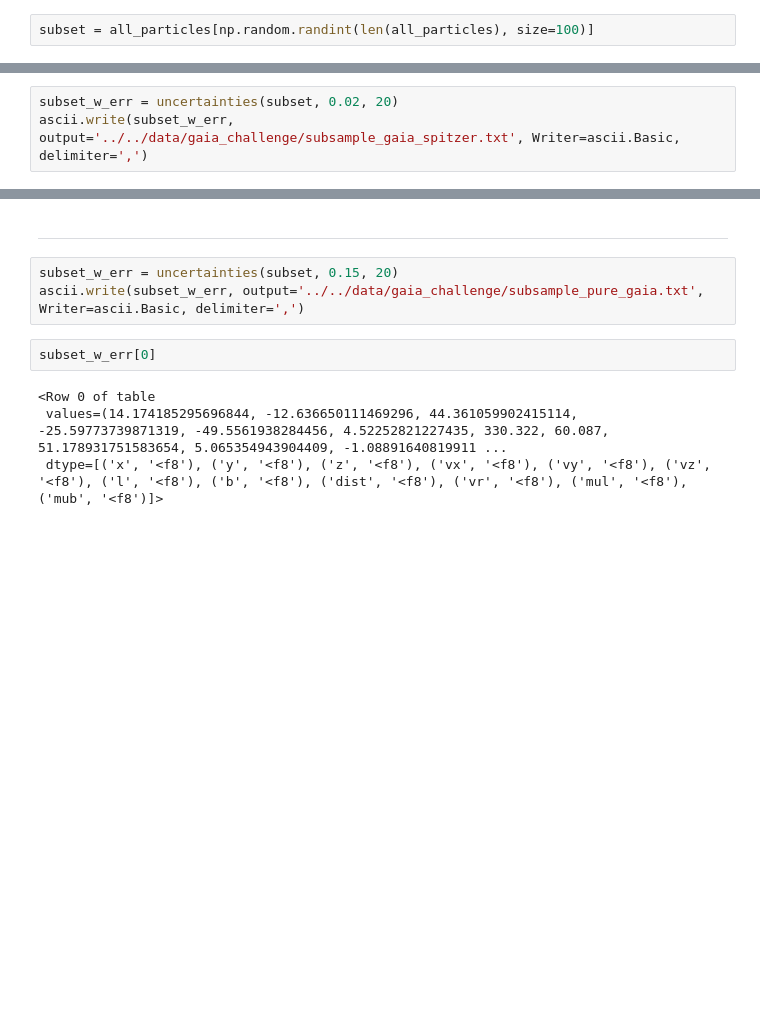
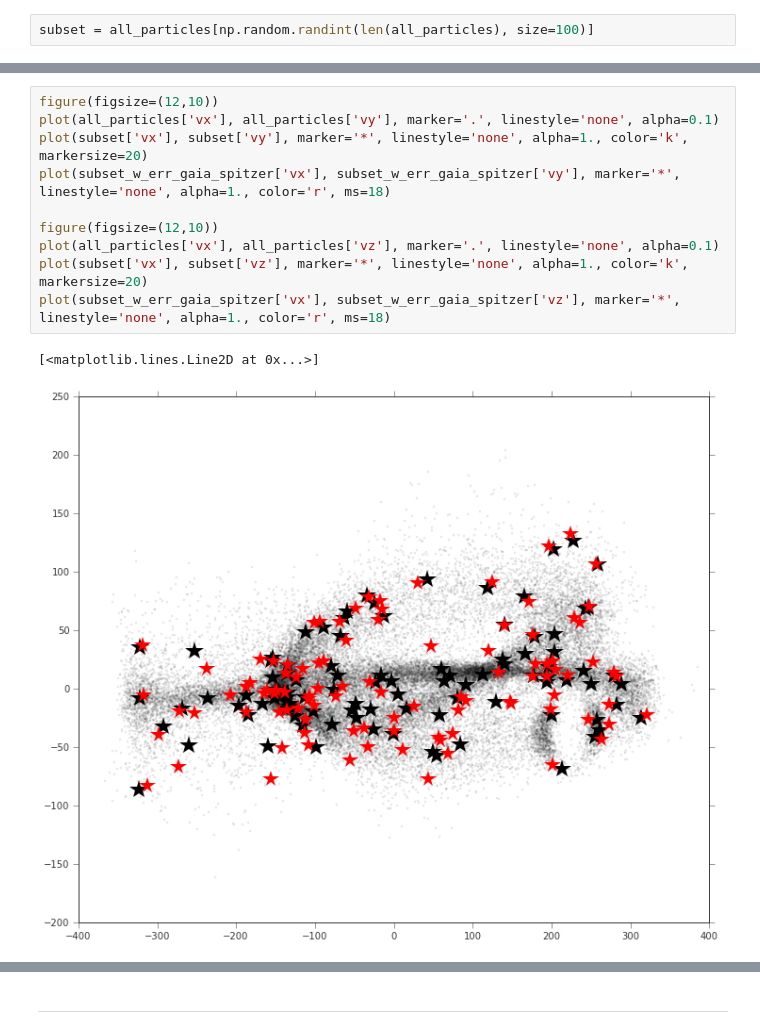
Before and after one commit to adrn/streams, a Jupyter notebook: text/notebooks/Gaia Data Challenge - LM10 selection.ipynb, the cells around one changed output, grey strips where cells are left out. Cells and saved outputs as stored; diff of their text form; blank space fills up the shorter version.

```diff
--- a/text/notebooks/Gaia Data Challenge - LM10 selection.ipynb
+++ b/text/notebooks/Gaia Data Challenge - LM10 selection.ipynb
@@ -89,3 +120,13 @@ plot(subset_w_err['x'], subset_w_err['z'], marker='*', linestyle='none', alpha=1
-# %%
-subset_w_err = uncertainties(subset, 0.02, 20)
-ascii.write(subset_w_err, output='../../data/gaia_challenge/subsample_gaia_spitzer.txt', Writer=ascii.Basic, delimiter=',')
+# %%
+figure(figsize=(12,10))
+plot(all_particles['vx'], all_particles['vy'], marker='.', linestyle='none', alpha=0.1)
+plot(subset['vx'], subset['vy'], marker='*', linestyle='none', alpha=1., color='k', markersize=20)
+plot(subset_w_err_gaia_spitzer['vx'], subset_w_err_gaia_spitzer['vy'], marker='*', linestyle='none', alpha=1., color='r', ms=18)
+
+figure(figsize=(12,10))
+plot(all_particles['vx'], all_particles['vz'], marker='.', linestyle='none', alpha=0.1)
+plot(subset['vx'], subset['vz'], marker='*', linestyle='none', alpha=1., color='k', markersize=20)
+plot(subset_w_err_gaia_spitzer['vx'], subset_w_err_gaia_spitzer['vz'], marker='*', linestyle='none', alpha=1., color='r', ms=18)
+# %% [output]
+[<matplotlib.lines.Line2D at 0x...>]
+[figure, added]
@@ -92,11 +134,2 @@ ascii.write(subset_w_err, output='../../data/gaia_challenge/subsample_gaia_spitz
 # %% [markdown]
 ----
-# %%
-subset_w_err = uncertainties(subset, 0.15, 20)
-ascii.write(subset_w_err, output='../../data/gaia_challenge/subsample_pure_gaia.txt', Writer=ascii.Basic, delimiter=',')
-# %%
-subset_w_err[0]
-# %% [output]
-<Row 0 of table
- values=(14.174185295696844, -12.636650111469296, 44.361059902415114, -25.59773739871319, -49.5561938284456, 4.52252821227435, 330.322, 60.087, 51.178931751583654, 5.065354943904409, -1.08891640819911 ...
- dtype=[('x', '<f8'), ('y', '<f8'), ('z', '<f8'), ('vx', '<f8'), ('vy', '<f8'), ('vz', '<f8'), ('l', '<f8'), ('b', '<f8'), ('dist', '<f8'), ('vr', '<f8'), ('mul', '<f8'), ('mub', '<f8')]>
```
Also changed, not shown: parts of 12 cells of this notebook.
